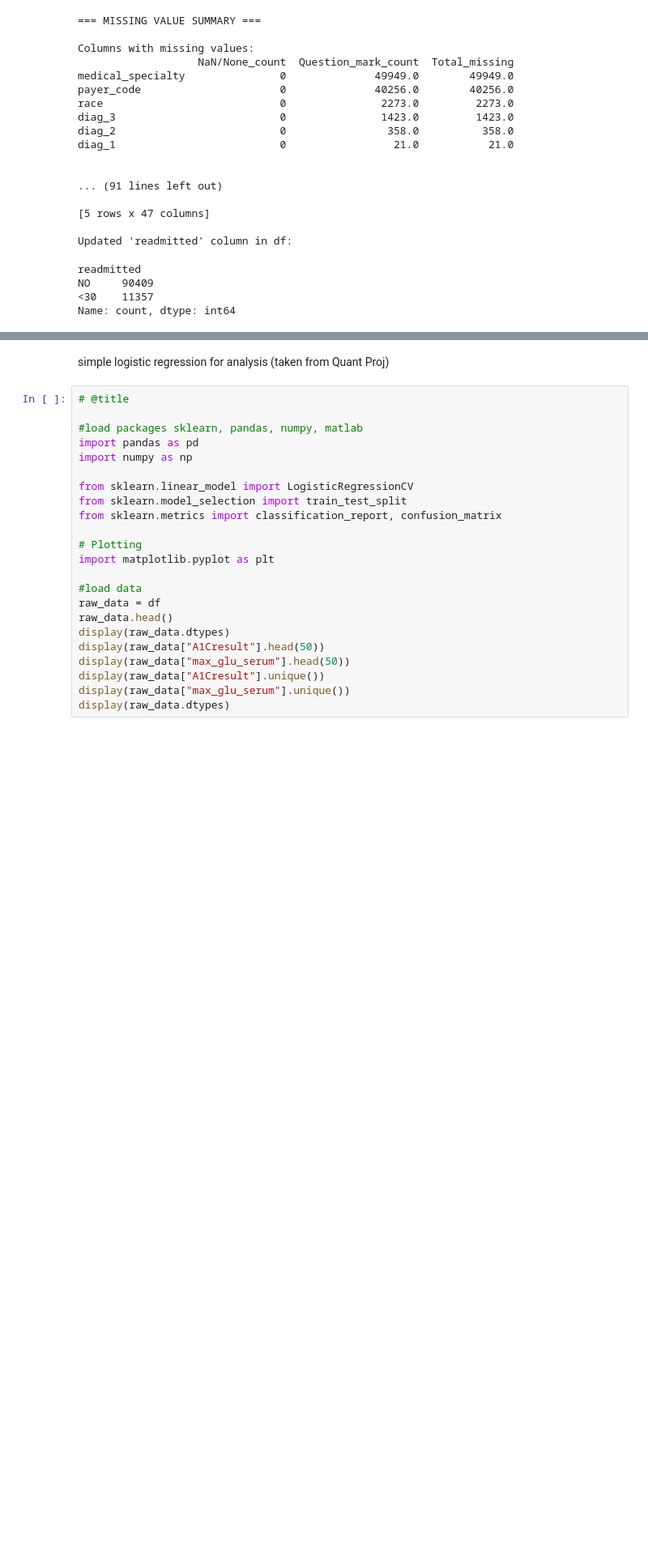
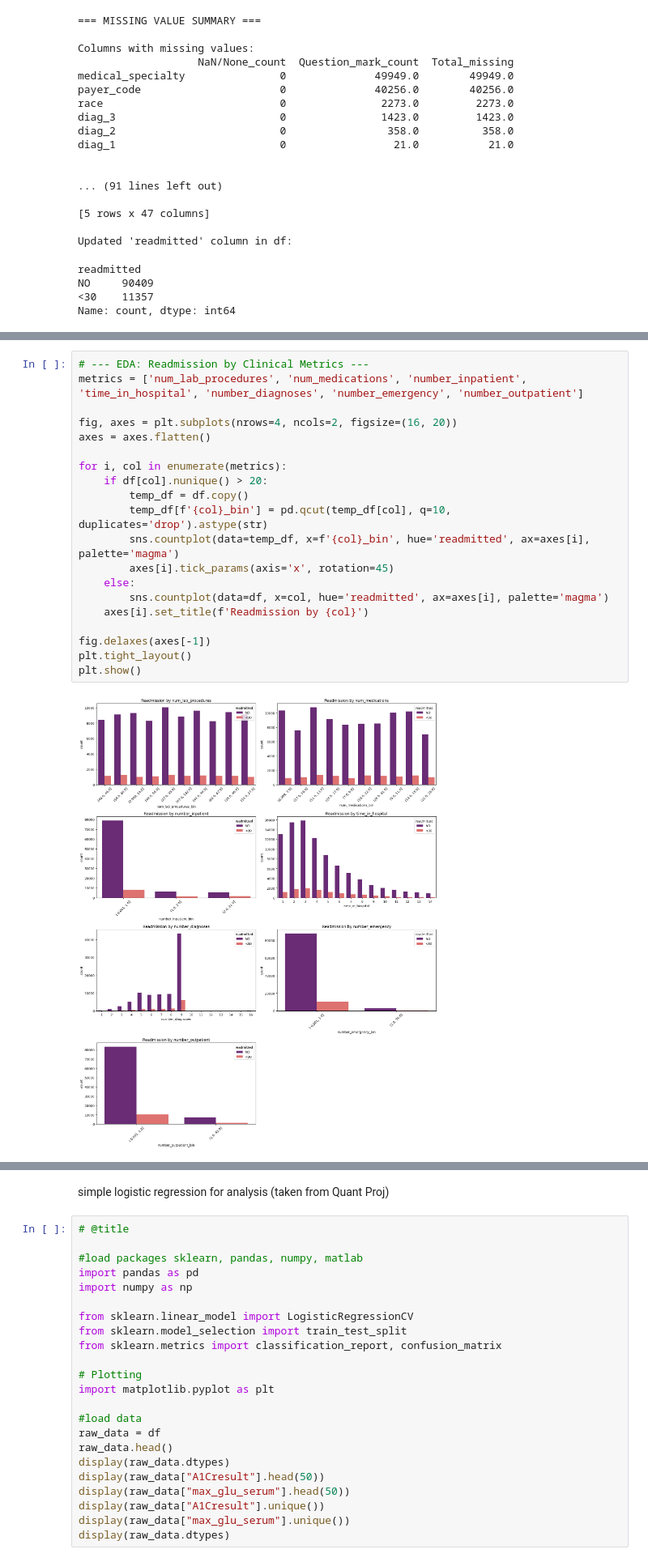
Before and after one commit to Payday4/analytics-final-project-2, a Jupyter notebook: Final_Project.ipynb, the cells around one changed output, grey strips where cells are left out. Shown at 81% size. Saved outputs shown, nothing was run; the diff lists cells and outputs as text; blank space fills up the shorter version.

```diff
--- a/Final_Project.ipynb
+++ b/Final_Project.ipynb
@@ -109,0 +124,22 @@ Name: count, dtype: int64
+# %%
+# --- EDA: Readmission by Clinical Metrics ---
+metrics = ['num_lab_procedures', 'num_medications', 'number_inpatient', 'time_in_hospital', 'number_diagnoses', 'number_emergency', 'number_outpatient']
+
+fig, axes = plt.subplots(nrows=4, ncols=2, figsize=(16, 20))
+axes = axes.flatten()
+
+for i, col in enumerate(metrics):
+    if df[col].nunique() > 20:
+        temp_df = df.copy()
+        temp_df[f'{col}_bin'] = pd.qcut(temp_df[col], q=10, duplicates='drop').astype(str)
+        sns.countplot(data=temp_df, x=f'{col}_bin', hue='readmitted', ax=axes[i], palette='magma')
+        axes[i].tick_params(axis='x', rotation=45)
+    else:
+        sns.countplot(data=df, x=col, hue='readmitted', ax=axes[i], palette='magma')
+    axes[i].set_title(f'Readmission by {col}')
+
+fig.delaxes(axes[-1])
+plt.tight_layout()
+plt.show()
+# %% [output]
+[figure, added]
```
Also changed, not shown: parts of 47 cells of this notebook, 1 other file.
